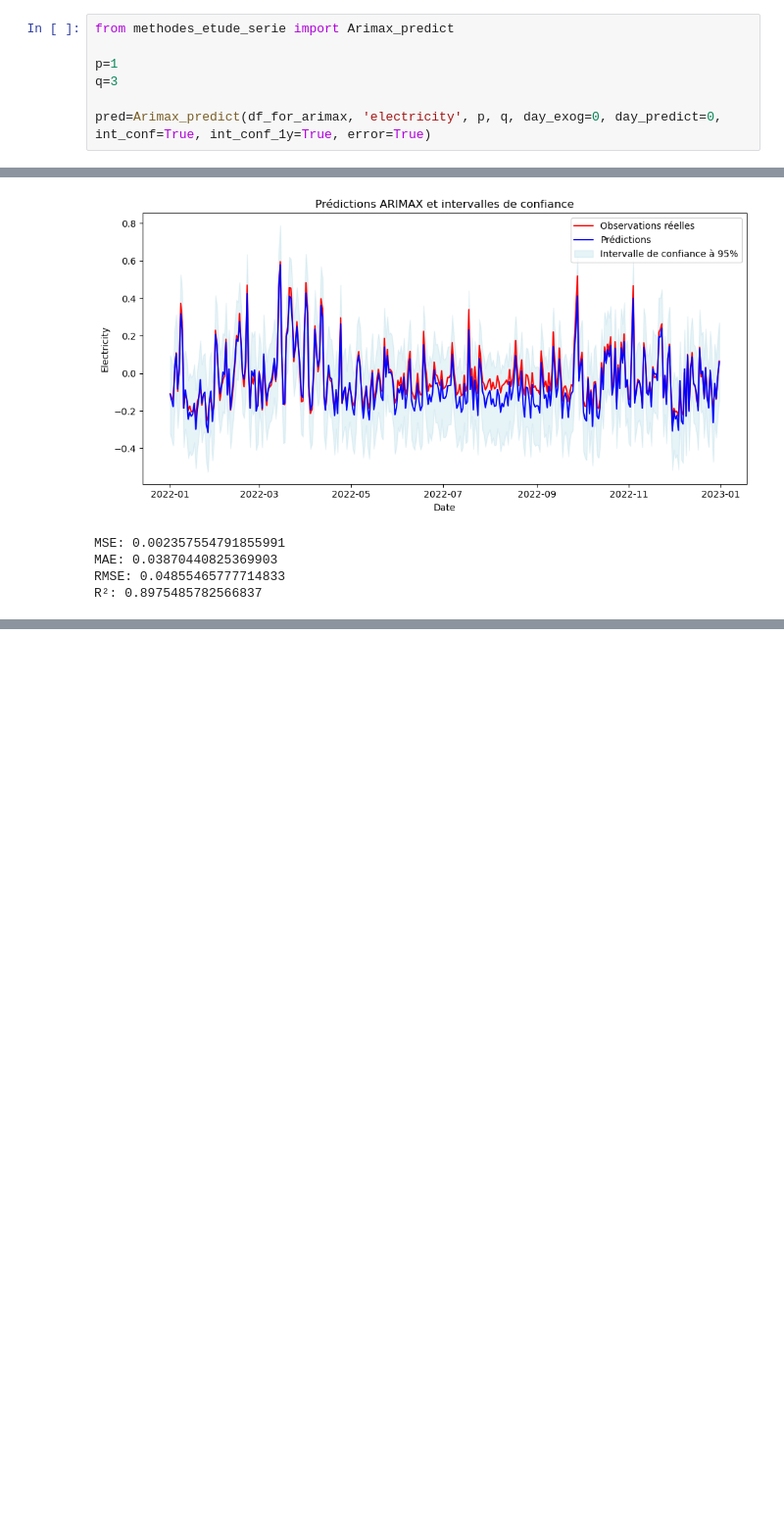
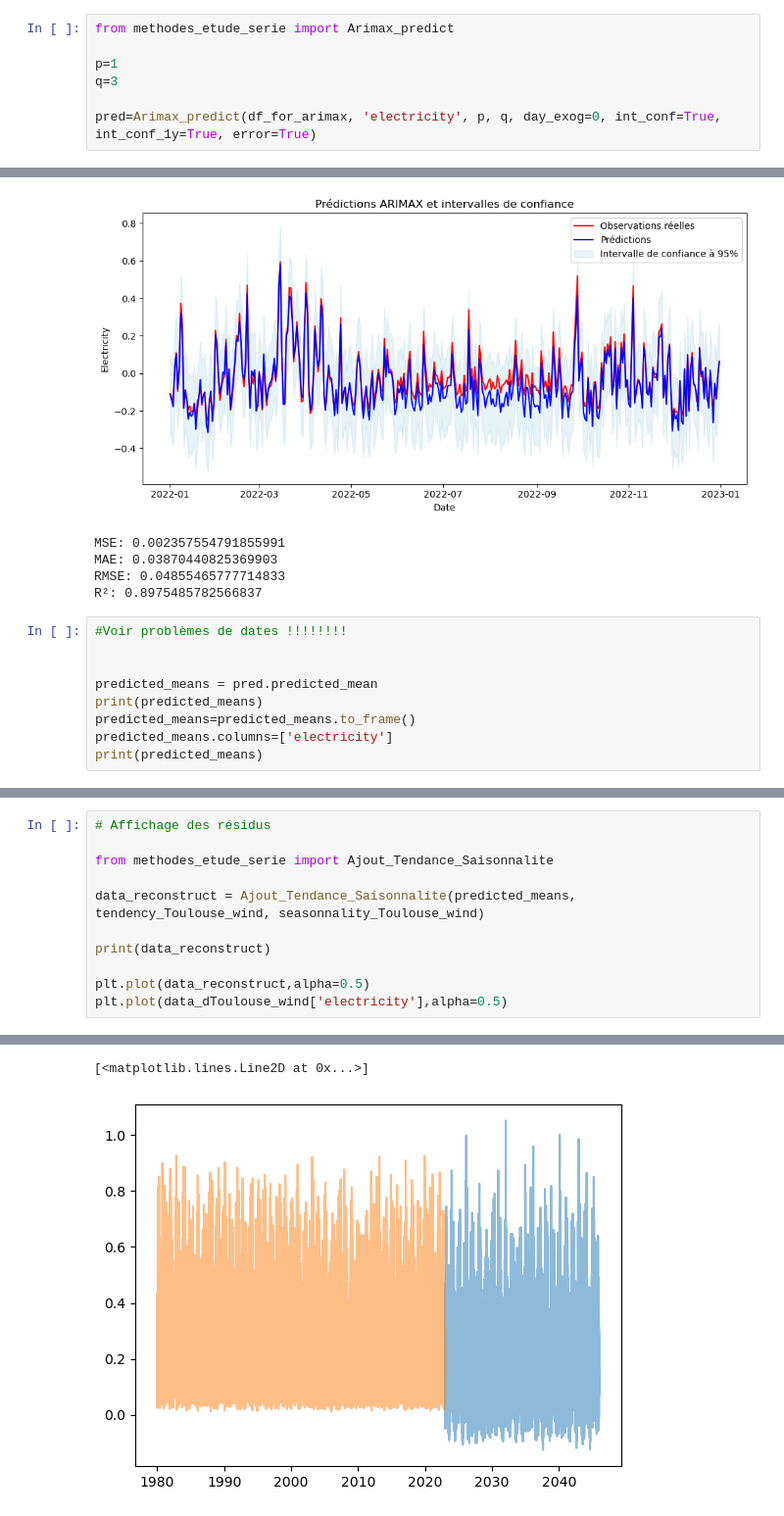
Before and after one commit to dpiot14/Project-4th-year, a Jupyter notebook: Wind_study_Toulouse.ipynb, the cells around one changed output, grey strips where cells are left out. Shown at 98% size. Drawn from its saved outputs; the diff is of its cells as text; blank space fills up the shorter version.

Commit message:
Ajout du décallage des données Arimax

```diff
--- a/Wind_study_Toulouse.ipynb
+++ b/Wind_study_Toulouse.ipynb
@@ -171,7 +171,7 @@ from methodes_etude_serie import Arimax_predict
 p=1
 q=3
 
-pred=Arimax_predict(df_for_arimax, 'electricity', p, q, day_exog=0, day_predict=0, int_conf=True, int_conf_1y=True, error=True)
+pred=Arimax_predict(df_for_arimax, 'electricity', p, q, day_exog=0, int_conf=True, int_conf_1y=True, error=True)
 # %% [output]
 [figure]
 [figure]
@@ -179,3 +179,12 @@ MSE: 0.002357554791855991
 MAE: 0.03870440825369903
 RMSE: 0.04855465777714833
 R²: 0.8975485782566837
+# %%
+#Voir problèmes de dates !!!!!!!!
+
+
+predicted_means = pred.predicted_mean
+print(predicted_means)
+predicted_means=predicted_means.to_frame()
+predicted_means.columns=['electricity']
+print(predicted_means)
@@ -181,0 +209,12 @@ R²: 0.8975485782566837
+# %%
+# Affichage des résidus
+
+from methodes_etude_serie import Ajout_Tendance_Saisonnalite
+
+data_reconstruct = Ajout_Tendance_Saisonnalite(predicted_means, tendency_Toulouse_wind, seasonnality_Toulouse_wind)
+
+print(data_reconstruct)
+
+plt.plot(data_reconstruct,alpha=0.5)
+plt.plot(data_dToulouse_wind['electricity'],alpha=0.5)
+# %% [output]
@@ -181,0 +235,2 @@ R²: 0.8975485782566837
+[<matplotlib.lines.Line2D at 0x...>]
+[figure, added]
```
Also changed, not shown: parts of 3 cells of this notebook, 1 other file.
